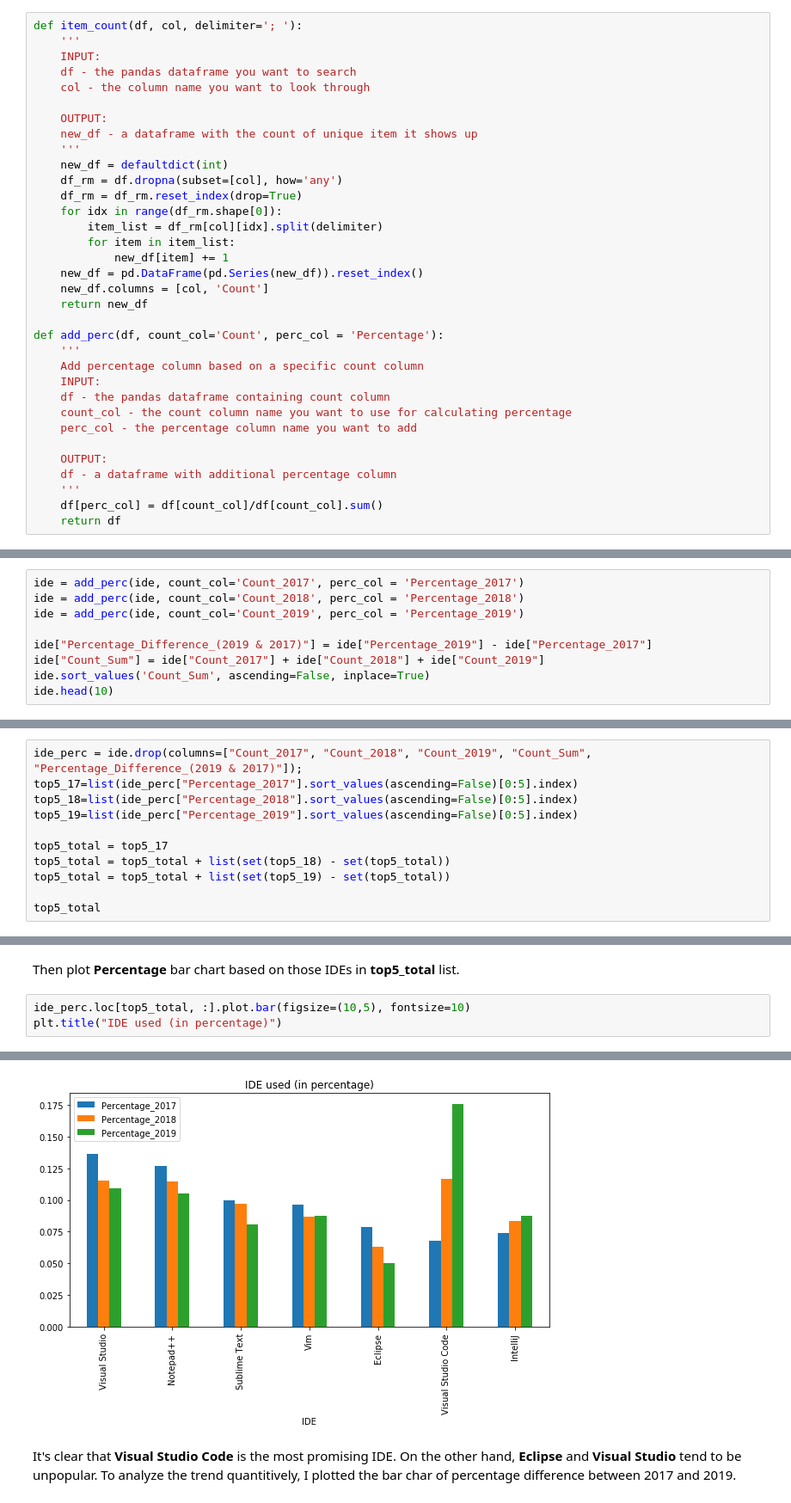
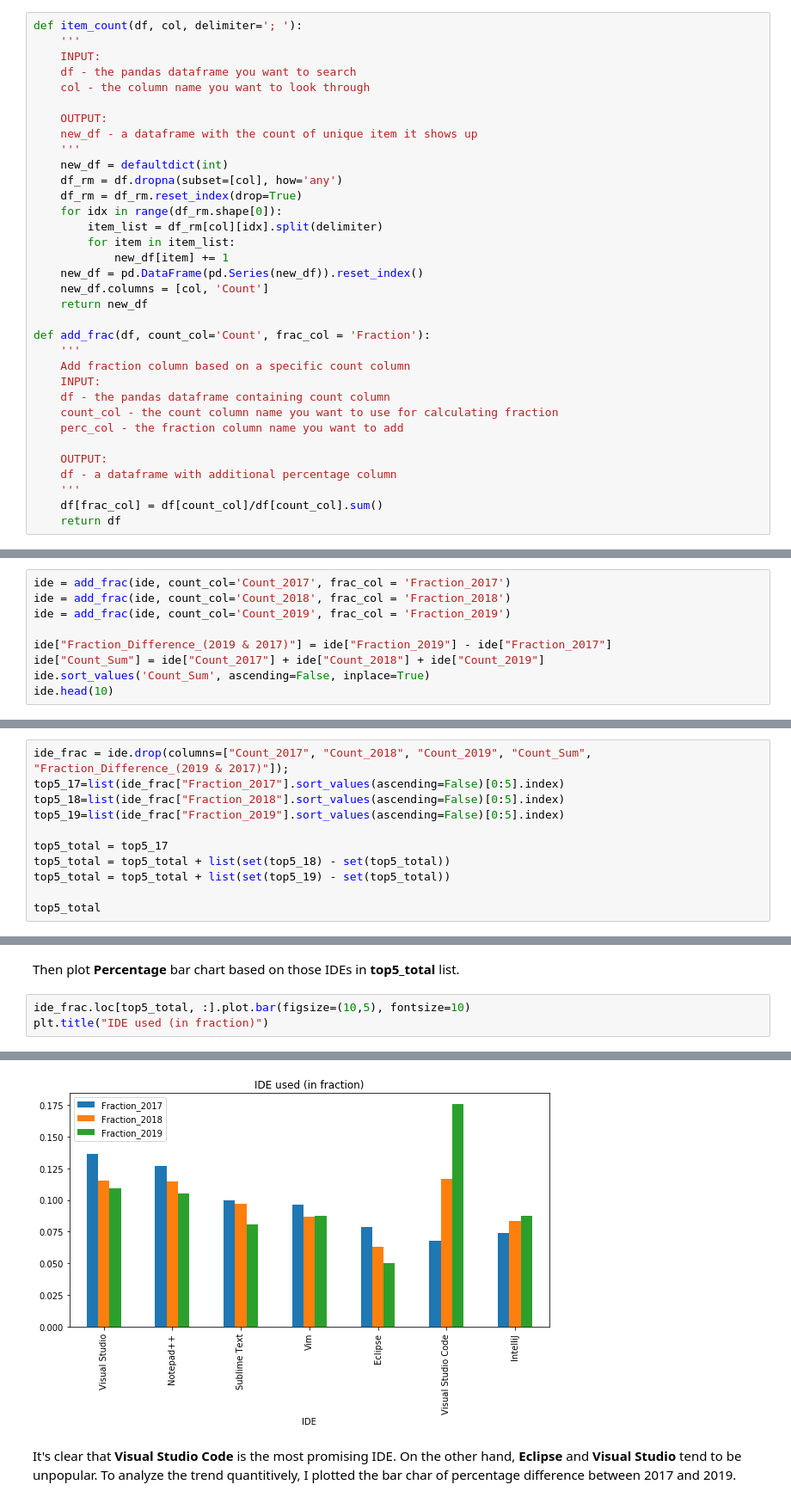
Before and after one commit to raymonduchen/DSND-P1-Write-A-Data-Science-Blog-Post, a Jupyter notebook: write_a_data_science_blog_post.ipynb, the cells around one changed output, grey strips where cells are left out. Shown: that part at 86% size. Saved outputs shown, nothing was run; the diff lists cells and outputs as text.

```diff
--- a/write_a_data_science_blog_post.ipynb
+++ b/write_a_data_science_blog_post.ipynb
@@ -63,18 +64,18 @@ def item_count(df, col, delimiter='; '):
     new_df.columns = [col, 'Count']
     return new_df
 
-def add_perc(df, count_col='Count', perc_col = 'Percentage'):
+def add_frac(df, count_col='Count', frac_col = 'Fraction'):
     '''
-    Add percentage column based on a specific count column
+    Add fraction column based on a specific count column
     INPUT:
     df - the pandas dataframe containing count column
-    count_col - the count column name you want to use for calculating percentage
-    perc_col - the percentage column name you want to add
+    count_col - the count column name you want to use for calculating fraction
+    perc_col - the fraction column name you want to add
 
     OUTPUT:
     df - a dataframe with additional percentage column
     '''
-    df[perc_col] = df[count_col]/df[count_col].sum()
+    df[frac_col] = df[count_col]/df[count_col].sum()
     return df
 # %% [markdown]
 ## Q1 : What are the top 5 popular languages from 2018 to 2019 ?
@@ -487,11 +490,11 @@ To conduct a more detailed analysis, I merge data and add percentage columns for
 ide = pd.merge(ide_17, ide_18, on='IDE')
 ide = pd.merge(ide, ide_19, on='IDE')
 # %%
-ide = add_perc(ide, count_col='Count_2017', perc_col = 'Percentage_2017')
-ide = add_perc(ide, count_col='Count_2018', perc_col = 'Percentage_2018')
-ide = add_perc(ide, count_col='Count_2019', perc_col = 'Percentage_2019')
+ide = add_frac(ide, count_col='Count_2017', frac_col = 'Fraction_2017')
+ide = add_frac(ide, count_col='Count_2018', frac_col = 'Fraction_2018')
+ide = add_frac(ide, count_col='Count_2019', frac_col = 'Fraction_2019')
 
-ide["Percentage_Difference_(2019 & 2017)"] = ide["Percentage_2019"] - ide["Percentage_2017"]
+ide["Fraction_Difference_(2019 & 2017)"] = ide["Fraction_2019"] - ide["Fraction_2017"]
 ide["Count_Sum"] = ide["Count_2017"] + ide["Count_2018"] + ide["Count_2019"]
 ide.sort_values('Count_Sum', ascending=False, inplace=True)
 ide.head(10)
@@ -511,10 +514,10 @@ ide.head(10)
 # %% [markdown]
 To observe the trend, I recorded all IDEs in the top 5 list since 2017 in **top5_total** list.
 # %%
-ide_perc = ide.drop(columns=["Count_2017", "Count_2018", "Count_2019", "Count_Sum", "Percentage_Difference_(2019 & 2017)"]);
-top5_17=list(ide_perc["Percentage_2017"].sort_values(ascending=False)[0:5].index)
-top5_18=list(ide_perc["Percentage_2018"].sort_values(ascending=False)[0:5].index)
-top5_19=list(ide_perc["Percentage_2019"].sort_values(ascending=False)[0:5].index)
+ide_frac = ide.drop(columns=["Count_2017", "Count_2018", "Count_2019", "Count_Sum", "Fraction_Difference_(2019 & 2017)"]);
+top5_17=list(ide_frac["Fraction_2017"].sort_values(ascending=False)[0:5].index)
+top5_18=list(ide_frac["Fraction_2018"].sort_values(ascending=False)[0:5].index)
+top5_19=list(ide_frac["Fraction_2019"].sort_values(ascending=False)[0:5].index)
 
 top5_total = top5_17
 top5_total = top5_total + list(set(top5_18) - set(top5_total))
@@ -542,7 +545,7 @@ ide_perc.head()
 # %% [markdown]
 Then plot **Percentage** bar chart based on those IDEs in **top5_total** list.
 # %%
-ide_perc.loc[top5_total, :].plot.bar(figsize=(10,5), fontsize=10)
-plt.title("IDE used (in percentage)")
+ide_frac.loc[top5_total, :].plot.bar(figsize=(10,5), fontsize=10)
+plt.title("IDE used (in fraction)")
 # %% [output]
 <matplotlib.axes._subplots.AxesSubplot at 0x...>
@@ -550,4 +553,4 @@ Text(0.5, 1.0, 'IDE used (in percentage)')
-[figure, old version]
+[figure, new version]
 # %% [markdown]
 It's clear that **Visual Studio Code** is the most promising IDE. On the other hand, **Eclipse** and **Visual Studio** tend to be unpopular.
 To analyze the trend quantitively, I plotted the bar char of percentage difference between 2017 and 2019.
```
Also changed, not shown: parts of 37 cells of this notebook, 9 other files.
